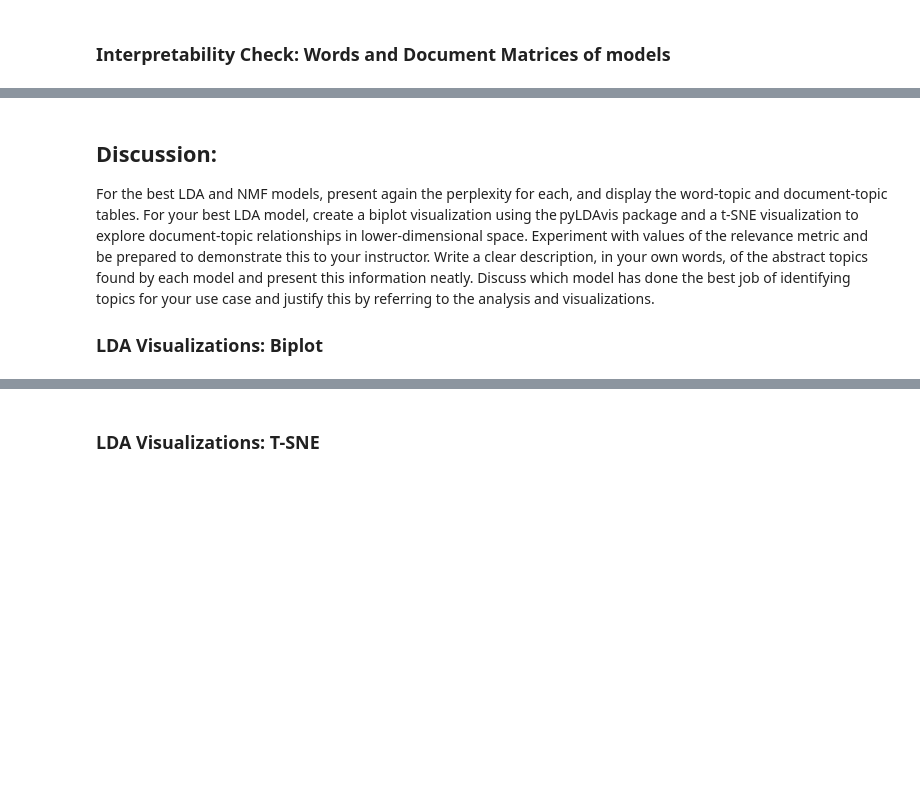
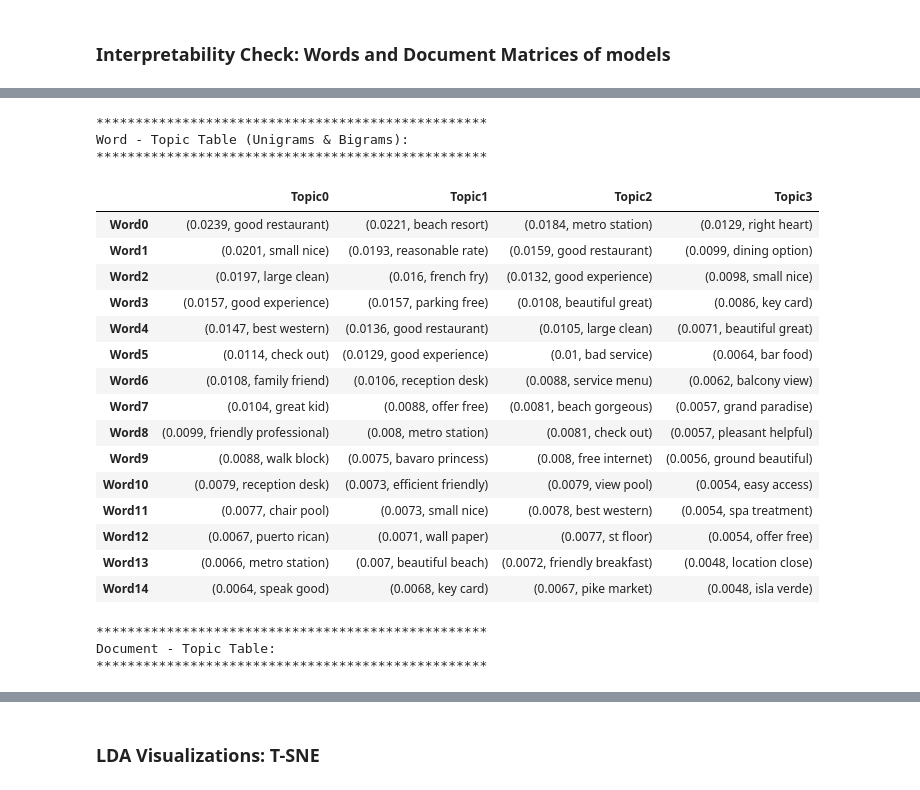
Before and after one commit to Hunteracademic/Unsupervised_assignment_1, a Jupyter notebook: FinalProject_Group04_AlexKravtsov_DanielCastiblanco_HunterWard.ipynb, the cells around one changed output, grey strips where cells are left out. Drawn from its saved outputs; the diff is of its cells as text; code cells hidden in the pictures; blank space fills up the shorter version.

Commit message:
Refactor partially done

```diff
--- a/FinalProject_Group04_AlexKravtsov_DanielCastiblanco_HunterWard.ipynb
+++ b/FinalProject_Group04_AlexKravtsov_DanielCastiblanco_HunterWard.ipynb
@@ -301,22 +421,25 @@ Max Iterations: 30 - Number of Topics: 6 - Perplexity: 782.6036797478396
 # %%
+# Based on the perplexity analysis, we can select the best parameter combination for CountVectorizer and fit the LDA model with different numbers of topics to find the optimal number of topics.
 cv_final = CountVectorizer(
     max_df=0.85,
-    min_df=5,
+    min_df=2,
     max_features=2000,
-    stop_words=hotel_stop_words,
     ngram_range=(2, 2)
 )
 
+# Fit the CountVectorizer to the cleaned text data and transform it into a document-term matrix
 dtm_cv_final = cv_final.fit_transform(LDA_data['clean_text'])
 
+# Define different numbers of topics and maximum iterations for LDA model fitting
 max_iter = [10, 20, 30]
 selected_num_topics = [4, 5, 6]
-lda_models_arr = {} # Initialize an empty dictionary to store LDA models with max_iter and num_topics as keys
+lda_models_arr_mword = {} # Initialize an empty dictionary to store LDA models with max_iter and num_topics as keys
 
+# Loop through each combination of max_iter and num_topics, fit the LDA model, and store the model and its perplexity score in the lda_models_arr_mword dictionary
 for iter in max_iter:
     for num_topics in selected_num_topics:
         lda_model = LatentDirichletAllocation(n_components=num_topics, random_state=0, max_iter=iter, n_jobs=-1)
         lda_model.fit(dtm_cv_final)
-        lda_models_arr[(iter, num_topics)] = lda_model
+        lda_models_arr_mword[(iter, num_topics)] = lda_model
         print(f"Max Iterations: {iter} - Number of Topics: {num_topics} - Perplexity: {lda_model.perplexity(dtm_cv_final)}")
 # %% [output]
@@ -410,4 +501,48 @@ Doc9  (0.9641, sheer luxury impeccable service havin...
-# %% [markdown]
-## Discussion:
-For the best LDA and NMF models, present again the perplexity for each, and display the word-topic and document-topic tables. For your best LDA model, create a biplot visualization using the pyLDAvis package and a t-SNE visualization to explore document-topic relationships in lower-dimensional space. Experiment with values of the relevance metric and be prepared to demonstrate this to your instructor. Write a clear description, in your own words, of the abstract topics found by each model and present this information neatly. Discuss which model has done the best job of identifying topics for your use case and justify this by referring to the analysis and visualizations.
-### LDA Visualizations: Biplot
+# %%
+# Set the number of documents and words to extract for each topic
+number_docs = 10
+number_words = 15
+
+# Extract the top words and relevant documents
+W_df, H_df = get_topics(
+    mod=lda_models_arr_sword[(30, 4)],
+    vec=dtm_cv_final,
+    names=cv_final.get_feature_names_out(), # Correctly pulls the (1,2) ngrams
+    docs=LDA_data['Review'].tolist(),       # Ensures indices match the DTM
+    ndocs=number_docs,
+    nwords=number_words
+)
+
+# Display the tables
+print('*' * 50)
+print("Word - Topic Table (Unigrams & Bigrams):")
+print('*' * 50)
+display(W_df)
+
+print('\n' + '*' * 50)
+print("Document - Topic Table:")
+print('*' * 50)
+display(H_df)
+# %% [output]
+**************************************************
+Word - Topic Table (Unigrams & Bigrams):
+**************************************************
+|  | Topic0 | Topic1 | Topic2 | Topic3 |
+| Word0 | (0.0239, good restaurant) | (0.0221, beach resort) | (0.0184, metro station) | (0.0129, right heart) |
+| Word1 | (0.0201, small nice) | (0.0193, reasonable rate) | (0.0159, good restaurant) | (0.0099, dining option) |
+| Word2 | (0.0197, large clean) | (0.016, french fry) | (0.0132, good experience) | (0.0098, small nice) |
+| Word3 | (0.0157, good experience) | (0.0157, parking free) | (0.0108, beautiful great) | (0.0086, key card) |
+| Word4 | (0.0147, best western) | (0.0136, good restaurant) | (0.0105, large clean) | (0.0071, beautiful great) |
+| Word5 | (0.0114, check out) | (0.0129, good experience) | (0.01, bad service) | (0.0064, bar food) |
+| Word6 | (0.0108, family friend) | (0.0106, reception desk) | (0.0088, service menu) | (0.0062, balcony view) |
+| Word7 | (0.0104, great kid) | (0.0088, offer free) | (0.0081, beach gorgeous) | (0.0057, grand paradise) |
+| Word8 | (0.0099, friendly professional) | (0.008, metro station) | (0.0081, check out) | (0.0057, pleasant helpful) |
+| Word9 | (0.0088, walk block) | (0.0075, bavaro princess) | (0.008, free internet) | (0.0056, ground beautiful) |
+| Word10 | (0.0079, reception desk) | (0.0073, efficient friendly) | (0.0079, view pool) | (0.0054, easy access) |
+| Word11 | (0.0077, chair pool) | (0.0073, small nice) | (0.0078, best western) | (0.0054, spa treatment) |
+| Word12 | (0.0067, puerto rican) | (0.0071, wall paper) | (0.0077, st floor) | (0.0054, offer free) |
+| Word13 | (0.0066, metro station) | (0.007, beautiful beach) | (0.0072, friendly breakfast) | (0.0048, location close) |
+| Word14 | (0.0064, speak good) | (0.0068, key card) | (0.0067, pike market) | (0.0048, isla verde) |
+**************************************************
+Document - Topic Table:
+**************************************************
```
Also changed, not shown: parts of 46 cells of this notebook.
